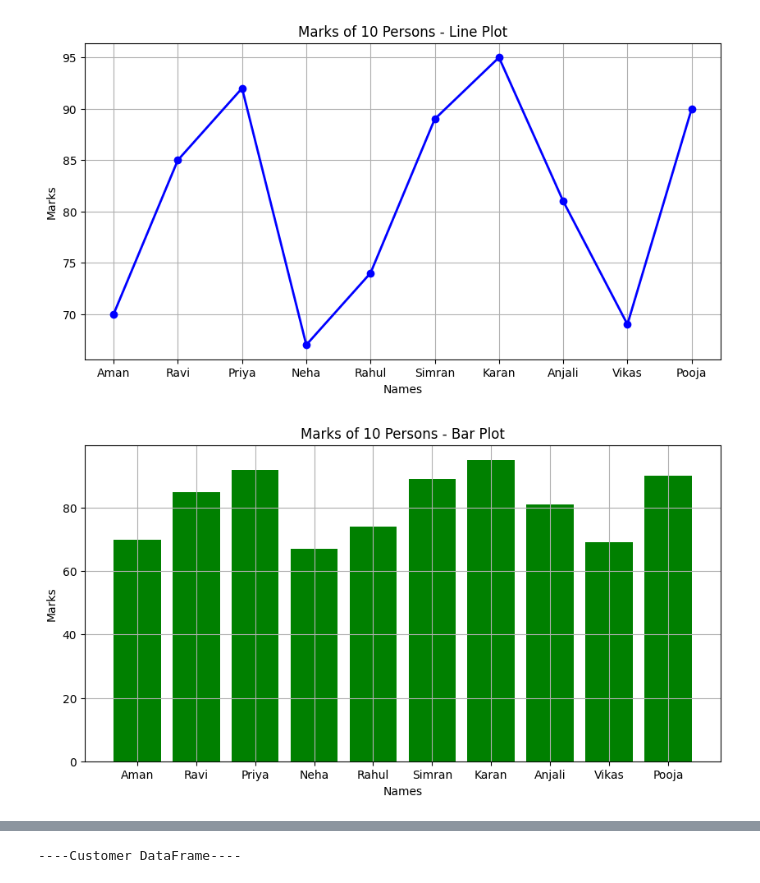
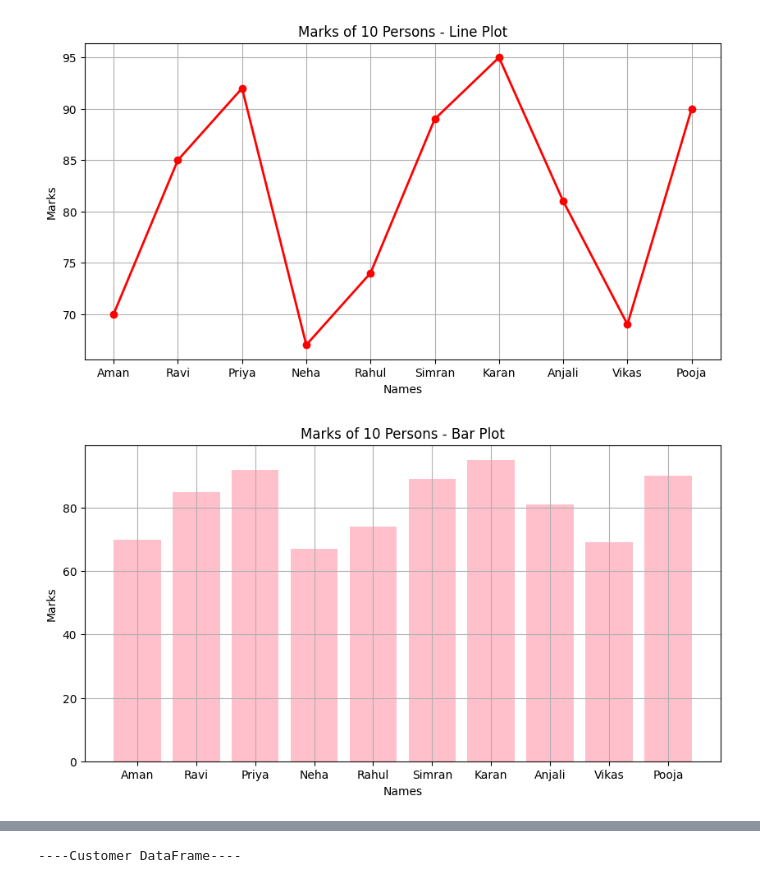
Before and after one commit to Saksham-Xtreme/Machine_Learning_Study, a Jupyter notebook: MatPlotLib.ipynb, the cells around one changed output, grey strips where cells are left out. Cells and saved outputs as stored; diff of their text form; code cells hidden in the pictures.

```diff
--- a/MatPlotLib.ipynb
+++ b/MatPlotLib.ipynb
@@ -3,33 +3,57 @@
 # %%
 import matplotlib.pyplot as plt
 
 names= ["Aman", "Ravi", "Priya", "Neha", "Rahul", "Simran",
         "Karan", "Anjali", "Vikas", "Pooja"]
 
 marks= [70, 85, 92, 67, 74, 89, 95, 81, 69, 90]
 
 # ------ Line Plot -------
 
 plt.figure(figsize= (10, 5))
 
-plt.plot(names, marks, marker= 'o', color= "blue", linewidth= 2)
+plt.plot(names, marks, marker= 'o', color= "red", linewidth= 2)
 plt.xlabel("Names")
 plt.ylabel("Marks")
 plt.title("Marks of 10 Persons - Line Plot")
 plt.grid(True)
 plt.show()
 
 
 # ------- Bar Plot ---------
 print("\n")
 plt.figure(figsize= (10, 5))
 
-plt.bar(names, marks, color= "green")
+plt.bar(names, marks, color= "pink")
 plt.xlabel("Names")
 plt.ylabel("Marks")
 plt.title("Marks of 10 Persons - Bar Plot")
 plt.grid(True)
 plt.show()
+
+#--------- HISTOGRAM --------
+
+print("\n")
+plt.figure(figsize= (8, 5))
+
+plt.hist(marks, bins= 5, color= "orange", edgecolor= "black")
+plt.xlabel("Names")
+plt.ylabel("Marks")
+plt.title("Marks Distribution - Histogram")
+plt.grid(True)
+plt.show()
+
+# ------ Scatter Plot -------
+
+print("\n")
+plt.figure(figsize= (8, 5))
+
+plt.scatter(names, marks, color= "red", marker= "x", s=80)
+plt.xlabel("Names")
+plt.ylabel("Marks")
+plt.title("Marks of 10 Persons - Scatter Plot")
+# plt.grid(True)
+plt.show()
 # %% [output]
-[figure, old version]
+[figure, new version]
-[figure, old version]
+[figure, new version]
```
Also changed, not shown: parts of 1 cell of this notebook.
